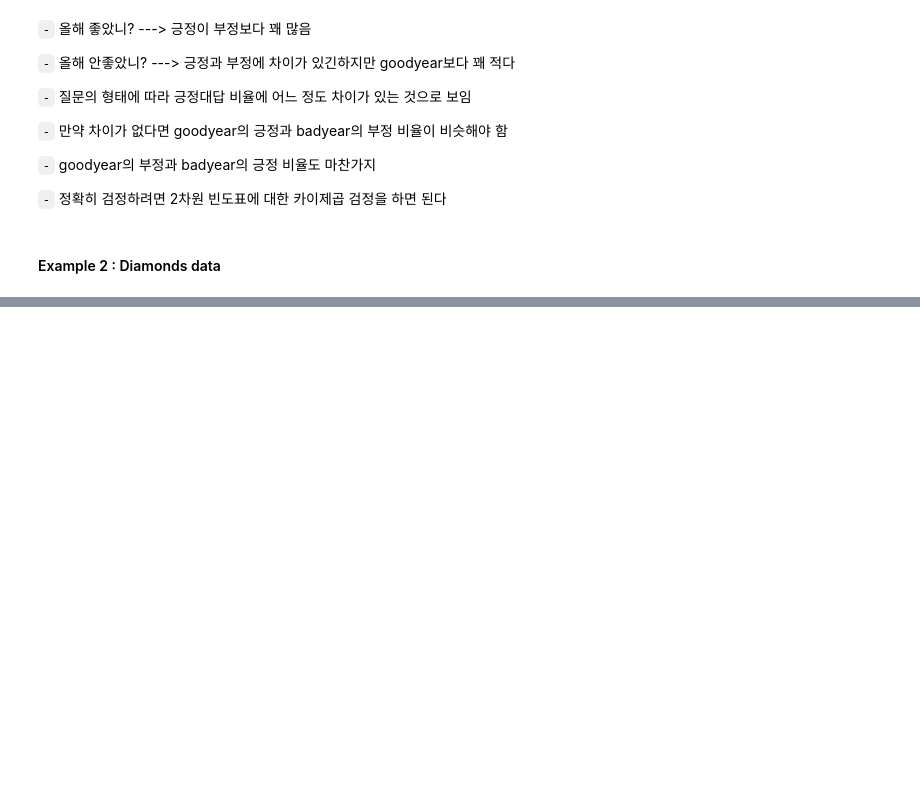
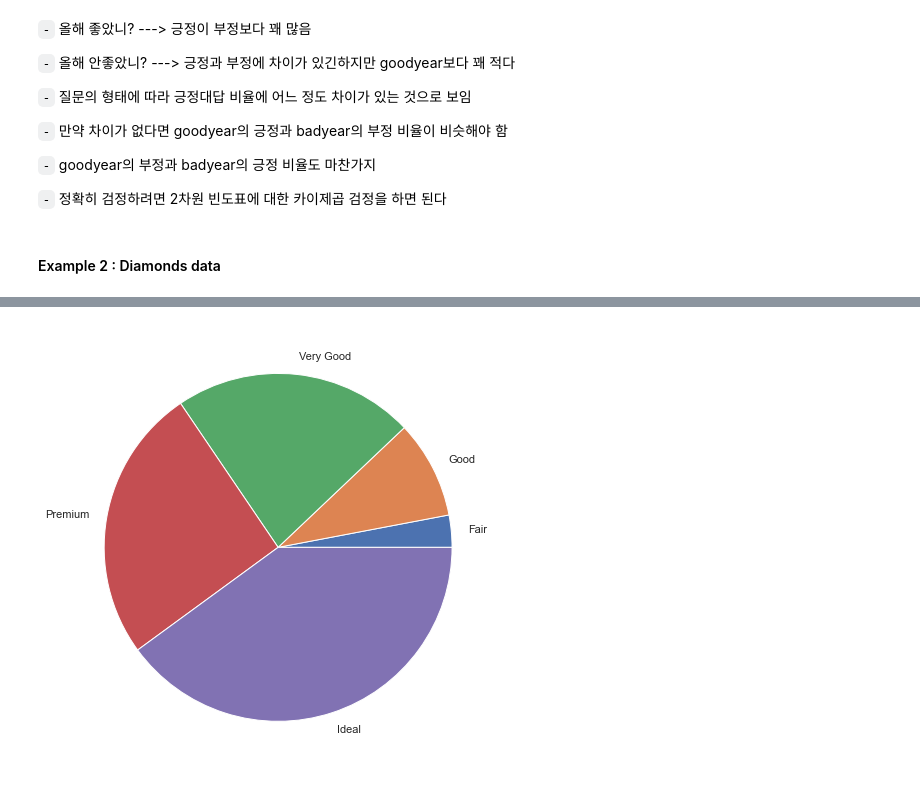
Before and after one commit to Jaesu26/study-blog, a Jupyter notebook: _notebooks/2021-09-08-빅데이터개론.ipynb, the cells around one changed output, grey strips where cells are left out. Drawn from its saved outputs; the diff is of its cells as text; code cells hidden in the pictures; blank space fills up the shorter version.

```diff
--- a/_notebooks/2021-09-08-빅데이터개론.ipynb
+++ b/_notebooks/2021-09-08-빅데이터개론.ipynb
@@ -1444,0 +1523,5 @@ sns.histplot(x = 'Wording', hue = 'Perception', multiple = 'fill', shrink = 0.8,
+# %%
+plt.pie(x = count_by_cut, labels = count_by_cut.index)
+plt.show()
+# %% [output]
+[figure, added]
```
Also changed, not shown: parts of 42 cells of this notebook.
